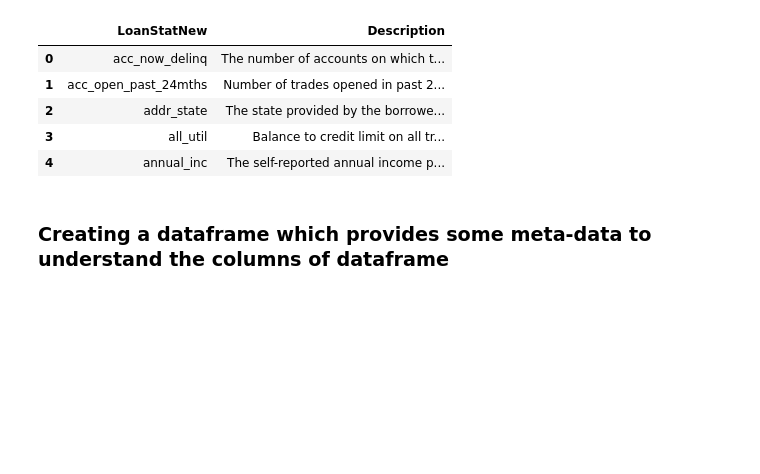
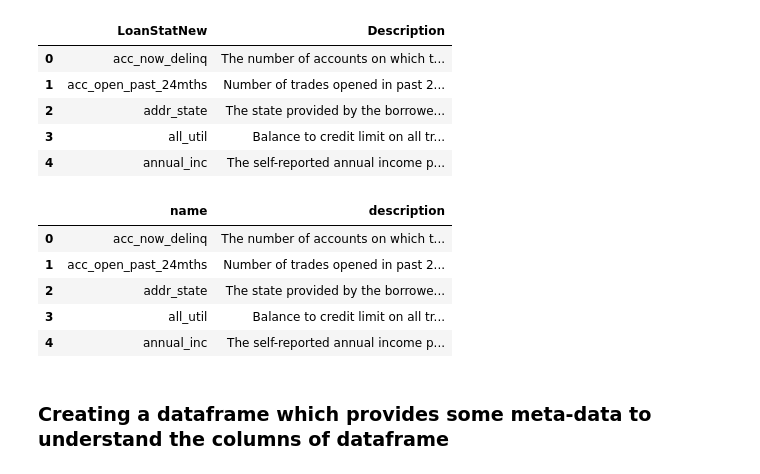
Before and after one commit to enliktjioe/dataeng2020, a Jupyter notebook: P08_DataWrangling/Enlik_starting_file-dataeng-data_cleaning.ipynb, the cells around one changed output. Saved outputs shown, nothing was run; the diff lists cells and outputs as text; code cells hidden in the pictures; blank space fills up the shorter version.

```diff
--- a/P08_DataWrangling/Enlik_starting_file-dataeng-data_cleaning.ipynb
+++ b/P08_DataWrangling/Enlik_starting_file-dataeng-data_cleaning.ipynb
@@ -80,7 +85,16 @@ print(data_dictionary.columns.tolist())
 # %%
 # It is more informative to change the columns' names to be as follows:
 # LoanStatNew -> name
 # Description -> description (since python developers usually preferes snake_case style)
+data_dictionary = data_dictionary.rename(columns = {"LoanStatNew": "name", "Description": "description"})
+data_dictionary.head()
+# %% [output]
+|  | name | description |
+| 0 | acc_now_delinq | The number of accounts on which t... |
+| 1 | acc_open_past_24mths | Number of trades opened in past 2... |
+| 2 | addr_state | The state provided by the borrowe... |
+| 3 | all_util | Balance to credit limit on all tr... |
+| 4 | annual_inc | The self-reported annual income p... |
 # %% [markdown]
 ### Creating a dataframe which provides some meta-data to understand the columns of dataframe
 # %%
```
Also changed, not shown: parts of 5 cells of this notebook.
